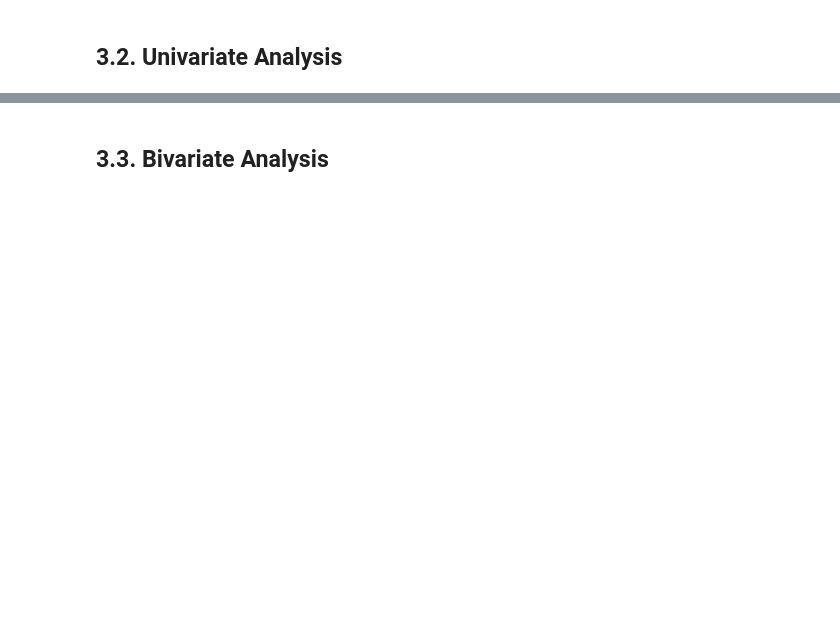
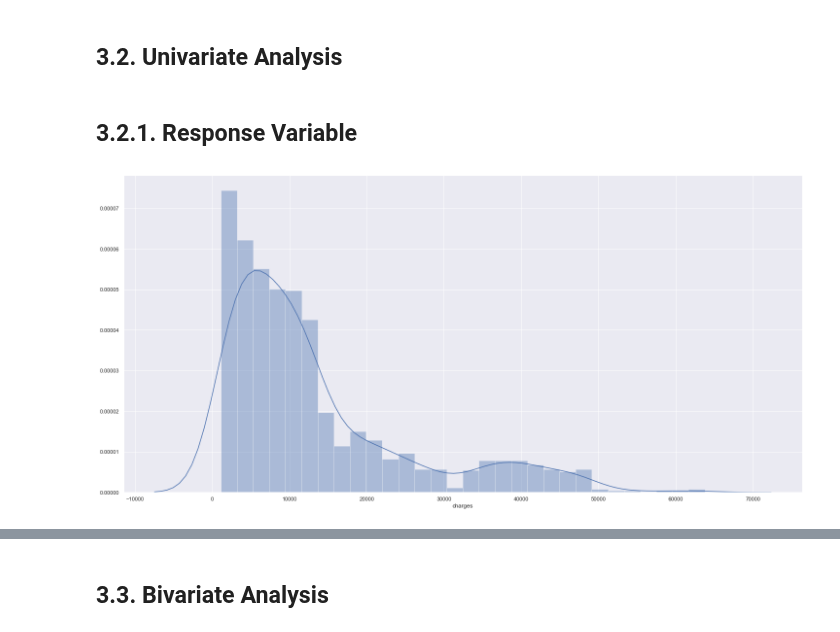
Before and after one commit to Meigarom/Predictive-Analytics, a Jupyter notebook: notebooks/Predictive-Analytics-Look.ipynb, the cells around one changed output, grey strips where cells are left out. Cells and saved outputs as stored; diff of their text form; code cells hidden in the pictures; blank space fills up the shorter version.

```diff
--- a/notebooks/Predictive-Analytics-Look.ipynb
+++ b/notebooks/Predictive-Analytics-Look.ipynb
@@ -9,2 +30,4 @@ def css_styling():
 # %% [markdown]
 ## 2. Loading Data
+# %%
+df_raw = pd.read_csv( '../data/insurance.csv' )
@@ -17,2 +64,8 @@ def css_styling():
 # %% [markdown]
 ## 3.2. Univariate Analysis
+# %% [markdown]
+## 3.2.1. Response Variable
+# %%
+sns.distplot( df_raw['charges'] );
+# %% [output]
+[figure, added]
```
Also changed, not shown: parts of 21 cells of this notebook.
